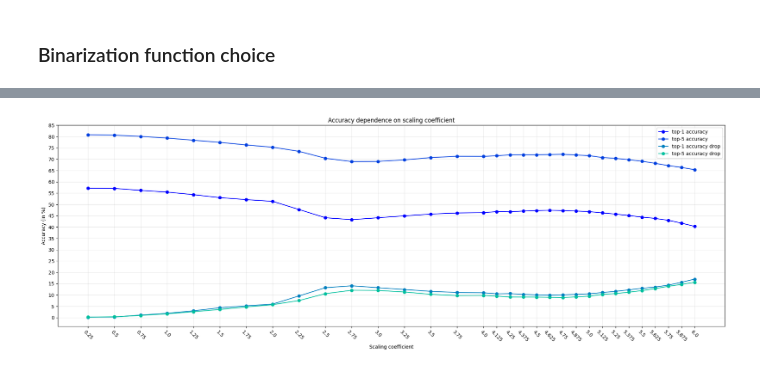
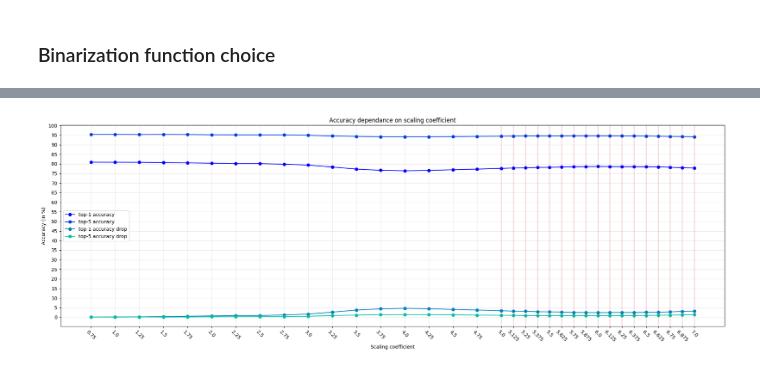
Before and after one commit to Ali-AliAli-Ali/binarize-inverse-interpret, a Jupyter notebook: regnetx_imagenet/bin_features_imagenet.ipynb, the cells around one changed output, grey strips where cells are left out. Saved outputs shown, nothing was run; the diff lists cells and outputs as text; code cells hidden in the pictures.

Commit message:
Fine-tuned on CIFAR-100 + found bin scaling for ImageNet

```diff
--- a/regnetx_imagenet/bin_features_imagenet.ipynb
+++ b/regnetx_imagenet/bin_features_imagenet.ipynb
@@ -703,22 +700,20 @@ top1_orig, top5_orig, val_time, _, _ = pretty_print_top1_top5_time(
 # %%
 top1_bins, top5_bins, drops1, drops5 = {}, {}, {}, {}
 
-for scale in range(1, 21):
+for scale in range(3, 21):  # from 0.75 to 5, step = 0.25
     scale_k = scale/4
     print(f"\n\nBinarization with coeff {scale_k}:")
 
-    print("\n[ ] Loading original fine-tuned model for CIFAR-100 from checkpoint...")
-    checkpoint = torch.load(checkpoint_path)
-    regnetx_3_2 = models.regnet_x_3_2gf()
-    adapt_model_cifar100(regnetx_3_2, n_classes)
-    regnetx_3_2.load_state_dict(checkpoint["model_state_dict"])
+    print("[ ] Re-instantiating model...")
+    regnetx_3_2 = models.regnet_x_3_2gf(weights=models.RegNet_X_3_2GF_Weights.DEFAULT, progress=True)
     regnetx_3_2.to(device)
-    print("[V] Fine-tuned model loaded, its accuracy:", checkpoint["acc"])
+    print(f"[V] {regnetx_3_2_name} with default weights instantiated")
 
     print("\n[ ] Binarizing avgpool input...")
     regnetx_3_2.avgpool.register_forward_pre_hook(binarize_hook_choice)
-    print("[V] Avgpool input binarized into values:", bin_values)
+    print(f"[V] Avgpool input binarization hook added")
 
+    is_new_scale_k = True
     print("\nValidating model after binarizing avgpool input:")
     top1_bin, top5_bin, val_time, drop1, drop5 = pretty_print_top1_top5_time(
         regnetx_3_2, val_loader, device,
@@ -838,13 +835,16 @@ drops1_truebin
 # %%
 def plot_scale_k_metrics(metric_dicts: list[dict],
                          metric_names: list[str],
+                         truebin_scale_ks: list,
                          cmap_name: str = "winter"):
     fig, ax = plt.subplots(figsize=(20, 7))
     metric_cmap = plt.get_cmap(cmap_name)
+    max_metric = 0
 
     for i, metric_dict in enumerate(metric_dicts):
         scale_ks = sorted(metric_dict.keys())
         metric_values = [metric_dict[scale_k] for scale_k in scale_ks]
+        max_metric = max(max_metric, max(metric_values))
 
         ax.plot(
             scale_ks,
@@ -853,13 +853,28 @@ def plot_scale_k_metrics(metric_dicts: list[dict],
             color=metric_cmap(i / len(metric_dicts)),
             label=metric_names[i]
         )
+    for truebin_scale_k in truebin_scale_ks:
+        ax.axvline(
+                truebin_scale_k,
+                alpha=0.8, lw=0.3,
+                color = "red"
+            )
+
+    if max_metric > 90:
+        y_ticks_metrics = [i for i in range(0, 101, 5)]
+    elif max_metric < 5:
+        y_ticks_metrics = [i*0.2 for i in range(0, 25)]
+    elif max_metric < 10:
+        y_ticks_metrics = [i*0.5 for i in range(0, int(max_metric) * 2)]
+    else:
+        y_ticks_metrics = [i for i in range(0, int(max_metric) + 6, 5)]
 
     ax.set(
         xticks=scale_ks,
         xlabel="Scaling coefficient",
-        yticks=[i for i in range(0, 86, 5)],
+        yticks=y_ticks_metrics,
         ylabel="Accuracy (in %)",
-        title="Accuracy dependence on scaling coefficient"
+        title="Accuracy dependance on scaling coefficient"
     )
     ax.set_xticklabels(ax.get_xticks(), rotation=-45)
     ax.grid(True, alpha=0.3, zorder=0)
@@ -870,7 +885,8 @@ def plot_scale_k_metrics(metric_dicts: list[dict],
 # %%
 plot_scale_k_metrics(
     [top1_bins, top5_bins, drops1, drops5],
-    ["top-1 accuracy", "top-5 accuracy", "top-1 accuracy drop", "top-5 accuracy drop"]
+    ["top-1 accuracy", "top-5 accuracy", "top-1 accuracy drop", "top-5 accuracy drop"],
+    drops1_truebin.keys()
 )
 # %% [output]
-[figure, old version]
+[figure, new version]
```
Also changed, not shown: parts of 11 cells of this notebook, 6 other files.
